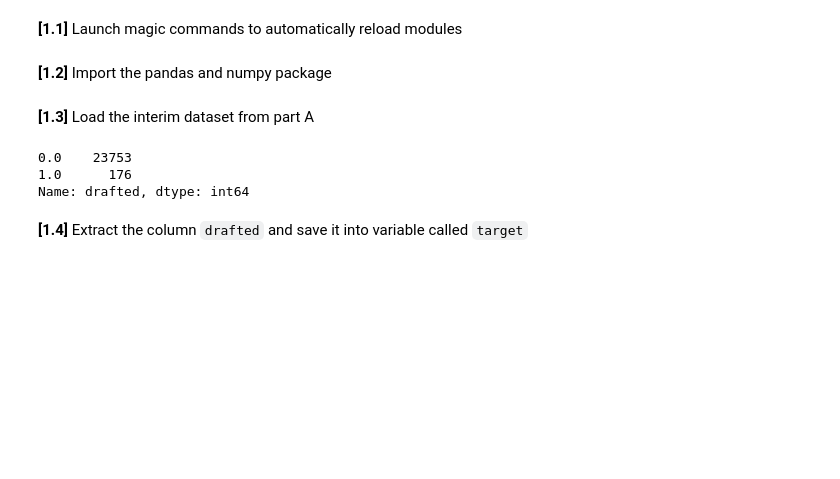
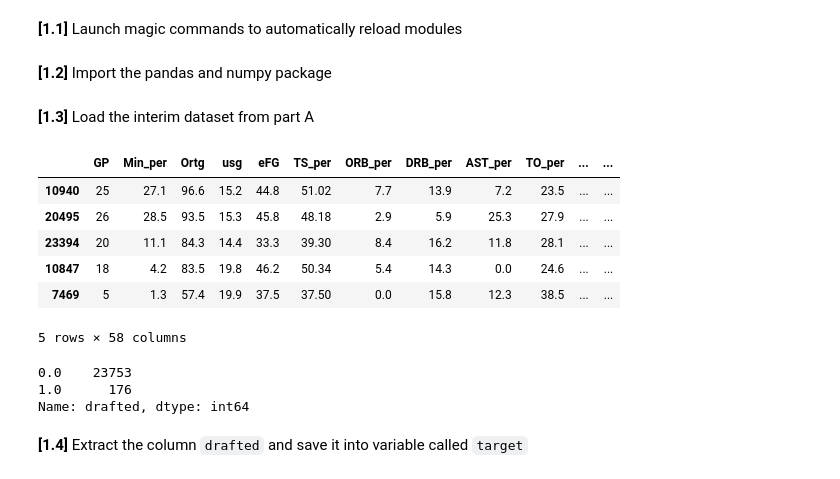
Before and after one commit to Kritz23/adv_mla_at1, a Jupyter notebook: notebooks/dhawale_kritika-24587661-week3_B_rand_forest.ipynb, the cells around one changed output. Saved outputs shown, nothing was run; the diff lists cells and outputs as text; code cells hidden in the pictures; blank space fills up the shorter version.

```diff
--- a/notebooks/dhawale_kritika-24587661-week3_B_rand_forest.ipynb
+++ b/notebooks/dhawale_kritika-24587661-week3_B_rand_forest.ipynb
@@ -24,6 +24,16 @@ warnings.filterwarnings('ignore')
 **[1.3]** Load the interim dataset from part A
 # %%
 df_train_clean = pd.read_csv('../data/interim/df_train_cleaned.csv')
+# %%
+df_train_clean.sample(5)
+# %% [output]
+|  | GP | Min_per | Ortg | usg | eFG | TS_per | ORB_per | DRB_per | AST_per | TO_per | ... | ... |
+| 10940 | 25 | 27.1 | 96.6 | 15.2 | 44.8 | 51.02 | 7.7 | 13.9 | 7.2 | 23.5 | ... | ... |
+| 20495 | 26 | 28.5 | 93.5 | 15.3 | 45.8 | 48.18 | 2.9 | 5.9 | 25.3 | 27.9 | ... | ... |
+| 23394 | 20 | 11.1 | 84.3 | 14.4 | 33.3 | 39.30 | 8.4 | 16.2 | 11.8 | 28.1 | ... | ... |
+| 10847 | 18 | 4.2 | 83.5 | 19.8 | 46.2 | 50.34 | 5.4 | 14.3 | 0.0 | 24.6 | ... | ... |
+| 7469 | 5 | 1.3 | 57.4 | 19.9 | 37.5 | 37.50 | 0.0 | 15.8 | 12.3 | 38.5 | ... | ... |
+5 rows × 58 columns
 # %%
 # Reading processed test data into df_test
 df_test_clean = pd.read_csv('../data/interim/df_test_cleaned.csv')
```
Also changed, not shown: parts of 8 cells of this notebook, 3 other files.
